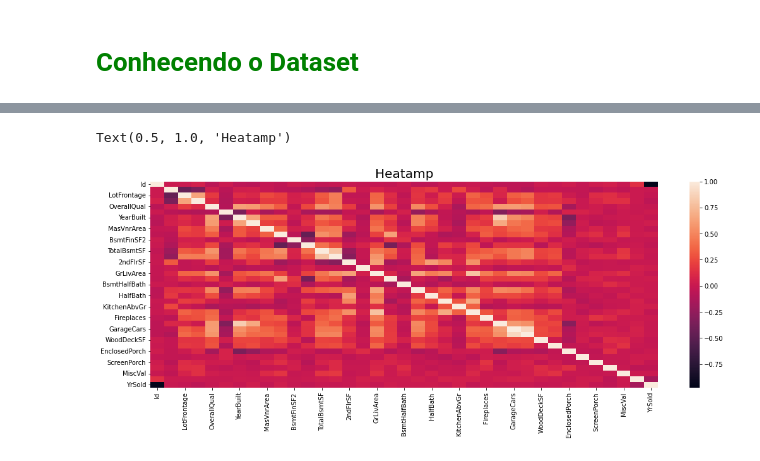
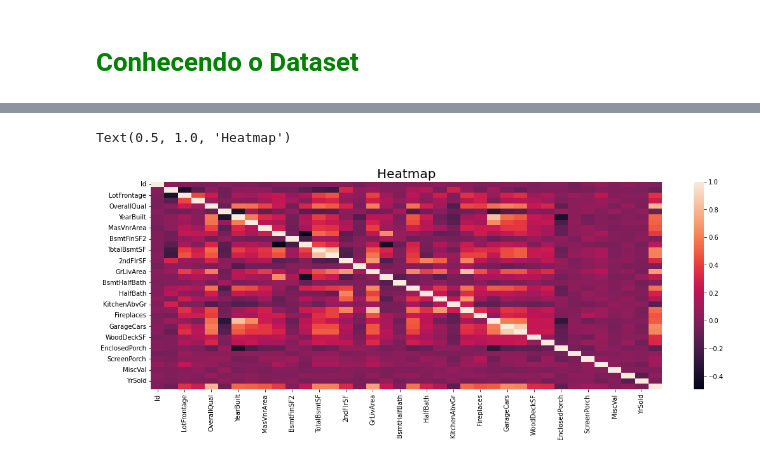
Before and after one commit to marcodeamicis/house_prices_regression, a Jupyter notebook: notebooks/initial_data_exploration.ipynb, the cells around one changed output, grey strips where cells are left out. Cells and saved outputs as stored; diff of their text form; code cells hidden in the pictures.

Commit message:
🚧 WIP: initial data exploration

```diff
--- a/notebooks/initial_data_exploration.ipynb
+++ b/notebooks/initial_data_exploration.ipynb
@@ -9,7 +11,7 @@ import seaborn as sns
 # %% [markdown]
 # <font color='green' style='font-size: 30px;'>Conhecendo o Dataset</font>
 # %%
-df = pd.read_csv('../data/raw/test.csv')
+df = pd.read_csv('../data/raw/train.csv')
 df.tail()
 # %% [output]
 |  | Id | MSSubClass | MSZoning | LotFrontage | LotArea | Street | Alley | LotShape | LandContour | ... |
@@ -87,8 +97,8 @@ memory usage: 912.0+ KB
 # %%
 ax = sns.heatmap(df.corr())
 ax.figure.set_size_inches(18, 6)
-ax.set_title('Heatamp', fontsize=20)
+ax.set_title('Heatmap', fontsize=20)
 # %% [output]
-Text(0.5, 1.0, 'Heatamp')
+Text(0.5, 1.0, 'Heatmap')
-[figure, old version]
+[figure, new version]
 # %%
```
Also changed, not shown: parts of 10 cells of this notebook.
